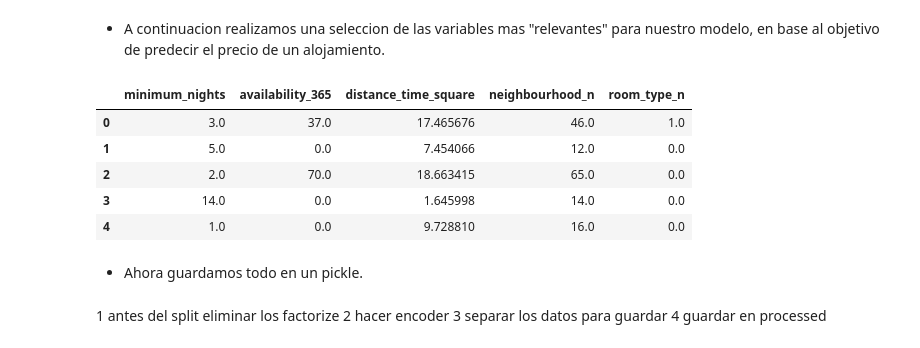
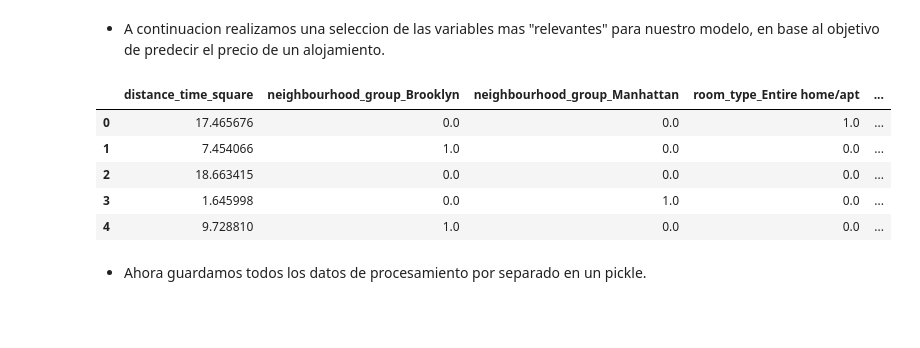
Before and after one commit to 4GeeksAcademy/Emiliano0041-IntroML, a Jupyter notebook: src/eda-airbnd-ny.ipynb, the cells around one changed output. Drawn from its saved outputs; the diff is of its cells as text; code cells hidden in the pictures; blank space fills up the shorter version.

```diff
--- a/src/eda-airbnd-ny.ipynb
+++ b/src/eda-airbnd-ny.ipynb
@@ -284,0 +277,6 @@ X_train_ohe.head()
+# %%
+X_train_num = X_train.drop(columns=var_cat)
+X_test_num = X_test.drop(columns=var_cat)
+
+X_train_final = pd.concat([X_train_num, X_train_ohe], axis=1)
+X_test_final = pd.concat([X_test_num, X_test_ohe], axis=1)
@@ -288,31 +296,31 @@ X_train_ohe.head()
 - Calculando las medias y desviaciones estandar, creamos nuevas variables con los datos escalados y las convertimos a Data Frame.
 # %%
 scaler = StandardScaler()
-scaler.fit(X_train)
+scaler.fit(X_train_final)
 
-X_train_norm = scaler.transform(X_train)
-X_train_norm = pd.DataFrame(X_train_norm, index = X_train.index, columns=variables)
+X_train_norm = scaler.transform(X_train_final)
+X_train_norm = pd.DataFrame(X_train_norm, index = X_train_final.index, columns=X_train_final.columns)
 
-X_test_norm = scaler.transform(X_test)
-X_test_norm = pd.DataFrame(X_test_norm, index=X_test.index, columns=variables)
+X_test_norm = scaler.transform(X_test_final)
+X_test_norm = pd.DataFrame(X_test_norm, index=X_test_final.index, columns=X_test_final.columns)
 # %% [markdown]
 - A continuacion realizamos una seleccion de las variables mas "relevantes" para nuestro modelo, en base al objetivo de predecir el precio de un alojamiento.
 # %%
-selector = SelectKBest(score_func=f_regression, k=5).fit(X_train, y_train)
-selected_cols = X_train.columns[selector.get_support()]
+selector = SelectKBest(score_func=f_regression, k=5).fit(X_train_final, y_train)
+selected_cols = X_train_final.columns[selector.get_support()]
 
-X_train_sel = pd.DataFrame(selector.transform(X_train), columns=selected_cols)
-X_test_sel = pd.DataFrame(selector.transform(X_test), columns=selected_cols)
+X_train_sel = pd.DataFrame(selector.transform(X_train_final), columns=selected_cols)
+X_test_sel = pd.DataFrame(selector.transform(X_test_final), columns=selected_cols)
 
 X_train_sel.head()
 # %% [output]
-|  | minimum_nights | availability_365 | distance_time_square | neighbourhood_n | room_type_n |
-| 0 | 3.0 | 37.0 | 17.465676 | 46.0 | 1.0 |
-| 1 | 5.0 | 0.0 | 7.454066 | 12.0 | 0.0 |
-| 2 | 2.0 | 70.0 | 18.663415 | 65.0 | 0.0 |
-| 3 | 14.0 | 0.0 | 1.645998 | 14.0 | 0.0 |
-| 4 | 1.0 | 0.0 | 9.728810 | 16.0 | 0.0 |
+|  | distance_time_square | neighbourhood_group_Brooklyn | neighbourhood_group_Manhattan | room_type_Entire home/apt | ... |
+| 0 | 17.465676 | 0.0 | 0.0 | 1.0 | ... |
+| 1 | 7.454066 | 1.0 | 0.0 | 0.0 | ... |
+| 2 | 18.663415 | 0.0 | 0.0 | 0.0 | ... |
+| 3 | 1.645998 | 0.0 | 1.0 | 0.0 | ... |
+| 4 | 9.728810 | 1.0 | 0.0 | 0.0 | ... |
 # %% [markdown]
-- Ahora guardamos todo en un pickle.
+- Ahora guardamos todos los datos de procesamiento por separado en un pickle.
 # %%
 
@@ -328,5 +346,0 @@ with open("datos_y_procesamiento.pkl", "wb") as f:
-# %% [markdown]
-1 antes del split eliminar los factorize
-2 hacer encoder
-3 separar los datos para guardar
-4 guardar en processed
```
Also changed, not shown: parts of 4 cells of this notebook, 4 other files.
